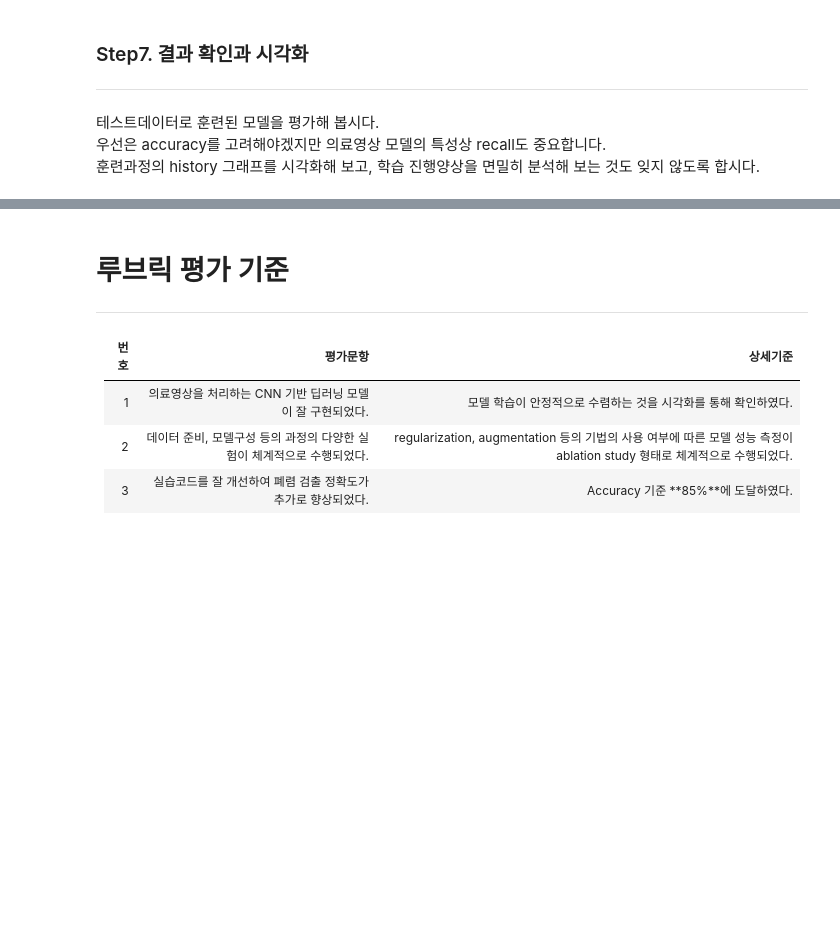
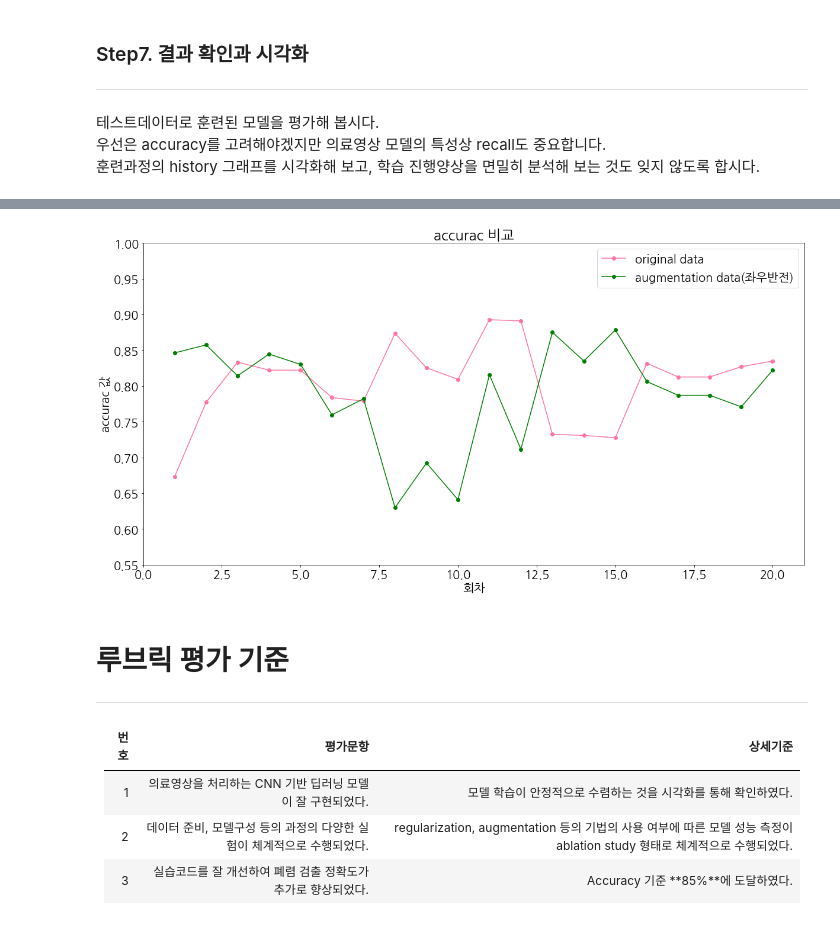
Before and after one commit to nogi519/aiffel, a Jupyter notebook: EXPLORATION14.ipynb, the cells around one changed output, grey strips where cells are left out. Cells and saved outputs as stored; diff of their text form; code cells hidden in the pictures; blank space fills up the shorter version.

```diff
--- a/EXPLORATION14.ipynb
+++ b/EXPLORATION14.ipynb
@@ -559,3 +600,23 @@ loss, acc, prec, rec = model.evaluate(test_ds)
+# %%
+from matplotlib import pyplot as plt
+
+x_values = [1, 2, 3, 4, 5, 6, 7, 8, 9, 10, 11, 12, 13, 14, 15, 16, 17, 18, 19, 20]
+y_values_1 = [0.6731, 0.7772, 0.8333, 0.8221, 0.8221, 0.7837, 0.7788, 0.8734, 0.8253, 0.8093, 0.8926, 0.8910, 0.7324, 0.7308, 0.7276, 0.8317, 0.8125, 0.8125, 0.8269, 0.8349]
+y_values_2 = [0.8462, 0.8574, 0.8141, 0.8446, 0.8301, 0.7596, 0.7821, 0.6298, 0.6923, 0.6410, 0.8157, 0.7115, 0.8750, 0.8349, 0.8782, 0.8061, 0.7869, 0.7869, 0.7708, 0.8221]
+
+plt.rc('font', size=20)
+plt.figure(figsize=(20, 10))
+plt.xlim(-np.pi, np.pi)
+plt.axis([0, 21, 0.55, 1.00])     # X, Y축의 범위: [xmin, xmax, ymin, ymax]
+plt.plot(x_values, y_values_1, color='#ff75a0', marker='o')
+plt.plot(x_values, y_values_2, color='green', marker='o')
+plt.legend(['original data', 'augmentation data(좌우반전)'])
+plt.xlabel('회차')  # x축 이름
+plt.ylabel('accurac 값')  # y축 이름
+plt.title("accurac 비교")
+plt.show()
+# %% [output]
+[figure, added]
 # %% [markdown]
 # 루브릭 평가 기준
 ---
```
Also changed, not shown: parts of 16 cells of this notebook.
